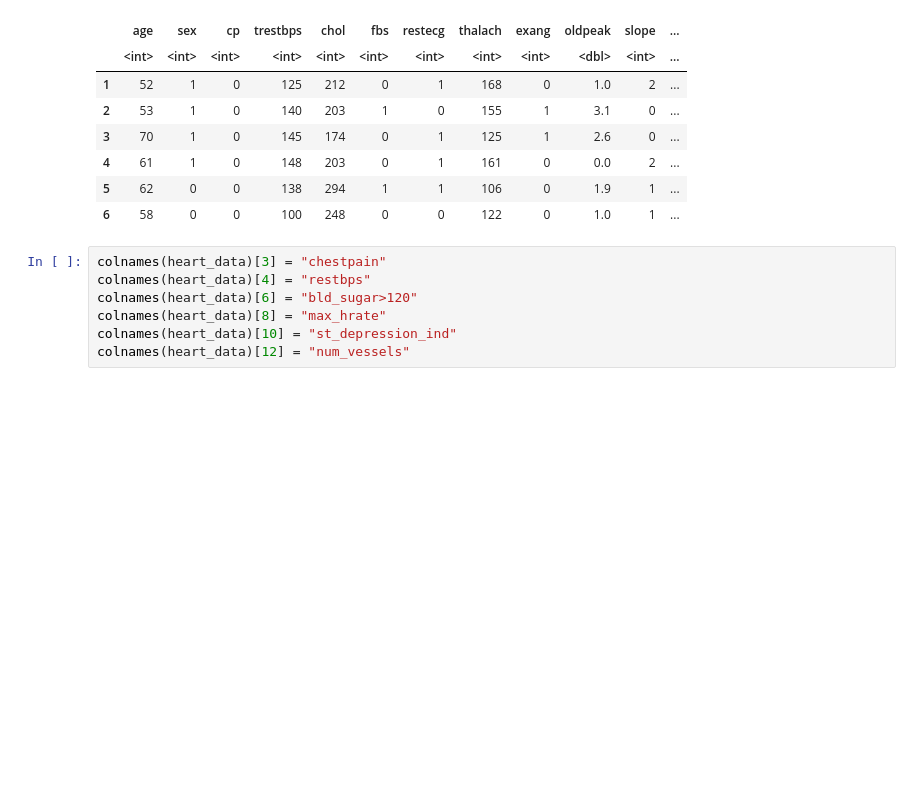
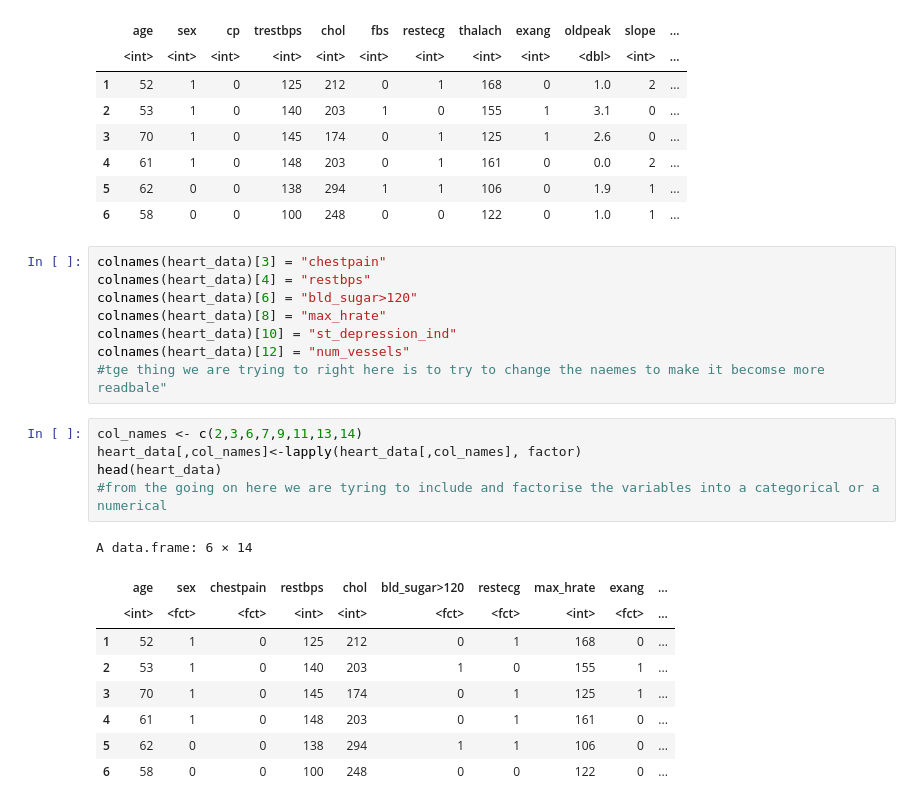
Before and after one commit to lavanyakandhari/Stat301-project, a Jupyter notebook: Copy_of_Final_Project.ipynb, the cells around one changed output. Drawn from its saved outputs; the diff is of its cells as text; blank space fills up the shorter version.

```diff
--- a/Copy_of_Final_Project.ipynb
+++ b/Copy_of_Final_Project.ipynb
@@ -95,3 +138,19 @@ colnames(heart_data)[6] = "bld_sugar>120"
 colnames(heart_data)[8] = "max_hrate"
 colnames(heart_data)[10] = "st_depression_ind"
 colnames(heart_data)[12] = "num_vessels"
+#tge thing we are trying to right here is to try to change the naemes to make it becomse more readbale"
+# %%
+col_names <- c(2,3,6,7,9,11,13,14)
+heart_data[,col_names]<-lapply(heart_data[,col_names], factor)
+head(heart_data)
+#from the going on here we are tyring to include and factorise the variables into a categorical or a numerical
+# %% [output]
+A data.frame: 6 × 14
+|  | age | sex | chestpain | restbps | chol | bld_sugar>120 | restecg | max_hrate | exang | ... |
+|  | <int> | <fct> | <fct> | <int> | <int> | <fct> | <fct> | <int> | <fct> | ... |
+| 1 | 52 | 1 | 0 | 125 | 212 | 0 | 1 | 168 | 0 | ... |
+| 2 | 53 | 1 | 0 | 140 | 203 | 1 | 0 | 155 | 1 | ... |
+| 3 | 70 | 1 | 0 | 145 | 174 | 0 | 1 | 125 | 1 | ... |
+| 4 | 61 | 1 | 0 | 148 | 203 | 0 | 1 | 161 | 0 | ... |
+| 5 | 62 | 0 | 0 | 138 | 294 | 1 | 1 | 106 | 0 | ... |
+| 6 | 58 | 0 | 0 | 100 | 248 | 0 | 0 | 122 | 0 | ... |
```
Also changed, not shown: parts of 14 cells of this notebook.
